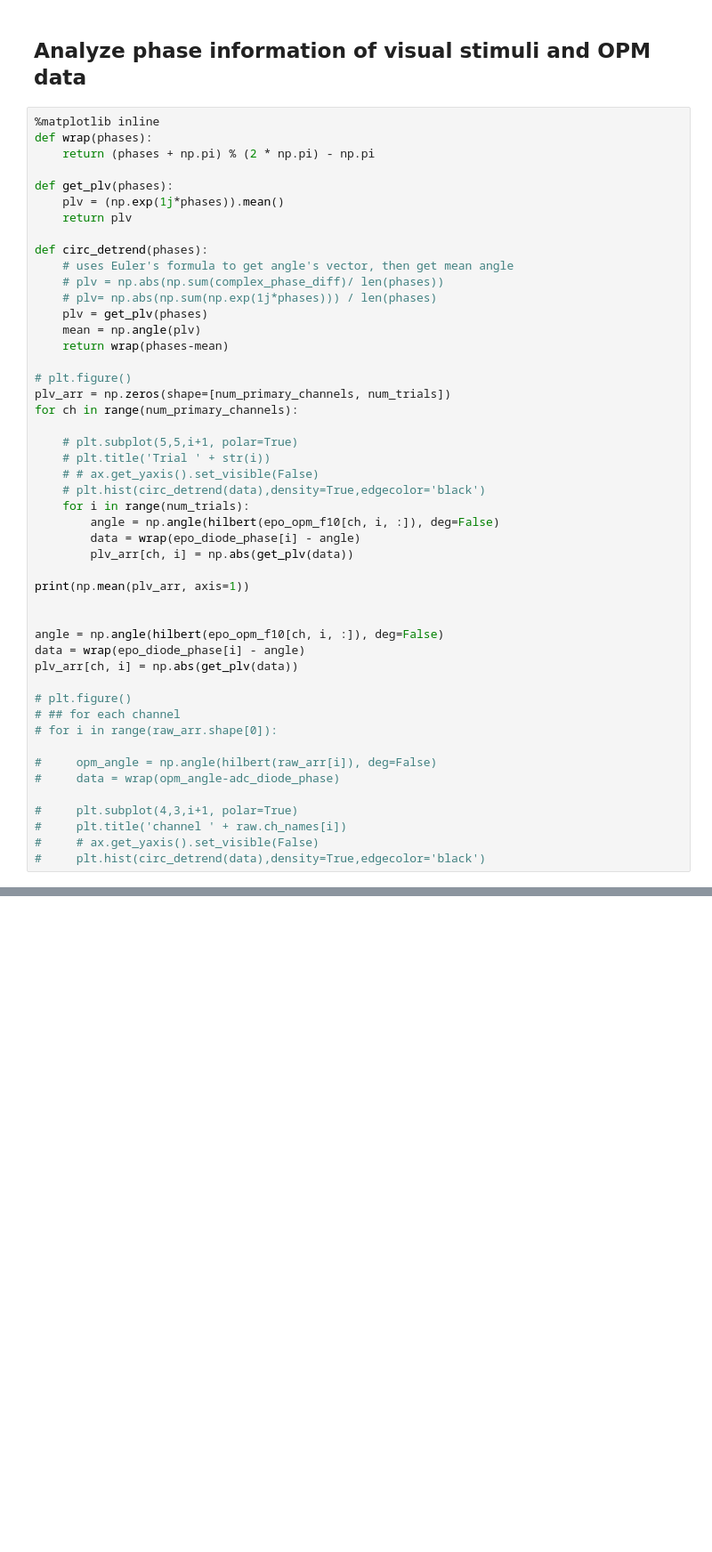
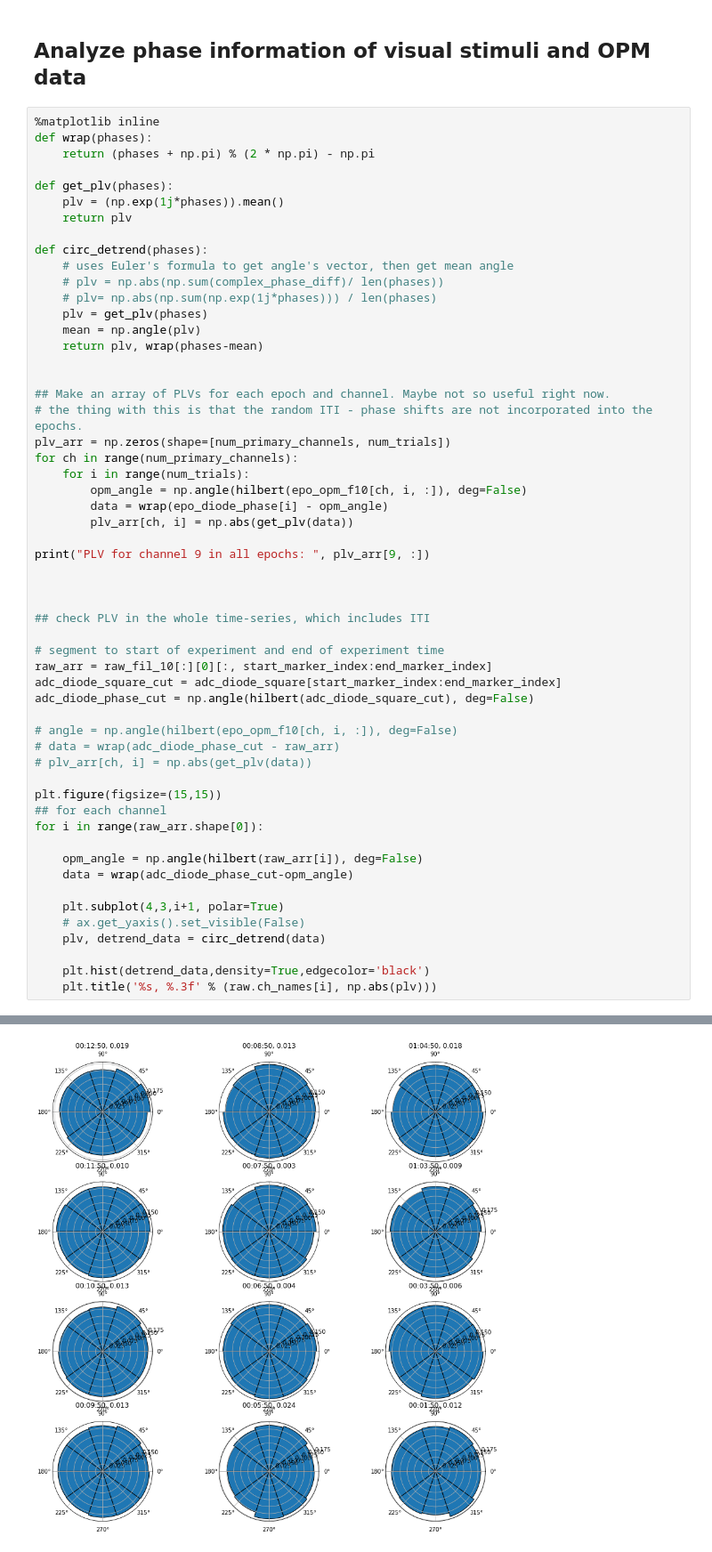
Before and after one commit to Vincentvjj/opm_tacs_flicker, a Jupyter notebook: analysis/analysis.ipynb, the cells around one changed output, grey strips where cells are left out. Shown at 89% size. Drawn from its saved outputs; the diff is of its cells as text; blank space fills up the shorter version.

```diff
--- a/analysis/analysis.ipynb
+++ b/analysis/analysis.ipynb
@@ -297,37 +344,44 @@ def circ_detrend(phases):
     # plv= np.abs(np.sum(np.exp(1j*phases))) / len(phases)
     plv = get_plv(phases)
     mean = np.angle(plv)
-    return wrap(phases-mean)
+    return plv, wrap(phases-mean)
 
-# plt.figure()
+
+## Make an array of PLVs for each epoch and channel. Maybe not so useful right now.
+# the thing with this is that the random ITI - phase shifts are not incorporated into the epochs.
 plv_arr = np.zeros(shape=[num_primary_channels, num_trials])
 for ch in range(num_primary_channels):
-
-    # plt.subplot(5,5,i+1, polar=True)
-    # plt.title('Trial ' + str(i))
-    # # ax.get_yaxis().set_visible(False)
-    # plt.hist(circ_detrend(data),density=True,edgecolor='black')
     for i in range(num_trials):
-        angle = np.angle(hilbert(epo_opm_f10[ch, i, :]), deg=False)
-        data = wrap(epo_diode_phase[i] - angle)
+        opm_angle = np.angle(hilbert(epo_opm_f10[ch, i, :]), deg=False)
+        data = wrap(epo_diode_phase[i] - opm_angle)
         plv_arr[ch, i] = np.abs(get_plv(data))
 
-print(np.mean(plv_arr, axis=1))
+print("PLV for channel 9 in all epochs: ", plv_arr[9, :])
 
 
-angle = np.angle(hilbert(epo_opm_f10[ch, i, :]), deg=False)
-data = wrap(epo_diode_phase[i] - angle)
-plv_arr[ch, i] = np.abs(get_plv(data))
 
-# plt.figure()
-# ## for each channel
-# for i in range(raw_arr.shape[0]):
+## check PLV in the whole time-series, which includes ITI
 
-#     opm_angle = np.angle(hilbert(raw_arr[i]), deg=False)
-#     data = wrap(opm_angle-adc_diode_phase)
+# segment to start of experiment and end of experiment time
+raw_arr = raw_fil_10[:][0][:, start_marker_index:end_marker_index]
+adc_diode_square_cut = adc_diode_square[start_marker_index:end_marker_index]
+adc_diode_phase_cut = np.angle(hilbert(adc_diode_square_cut), deg=False)
 
-#     plt.subplot(4,3,i+1, polar=True)
-#     plt.title('channel ' + raw.ch_names[i])
-#     # ax.get_yaxis().set_visible(False)
-#     plt.hist(circ_detrend(data),density=True,edgecolor='black')
+# angle = np.angle(hilbert(epo_opm_f10[ch, i, :]), deg=False)
+# data = wrap(adc_diode_phase_cut - raw_arr)
+# plv_arr[ch, i] = np.abs(get_plv(data))
+
+plt.figure(figsize=(15,15))
+## for each channel
+for i in range(raw_arr.shape[0]):
+
+    opm_angle = np.angle(hilbert(raw_arr[i]), deg=False)
+    data = wrap(adc_diode_phase_cut-opm_angle)
+
+    plt.subplot(4,3,i+1, polar=True)
+    # ax.get_yaxis().set_visible(False)
+    plv, detrend_data = circ_detrend(data)
+
+    plt.hist(detrend_data,density=True,edgecolor='black')
+    plt.title('%s, %.3f' % (raw.ch_names[i], np.abs(plv)))
 # %% [output]
@@ -335,0 +392 @@ plv_arr[ch, i] = np.abs(get_plv(data))
+[figure, added]
```
Also changed, not shown: parts of 9 cells of this notebook, 2 other files.
